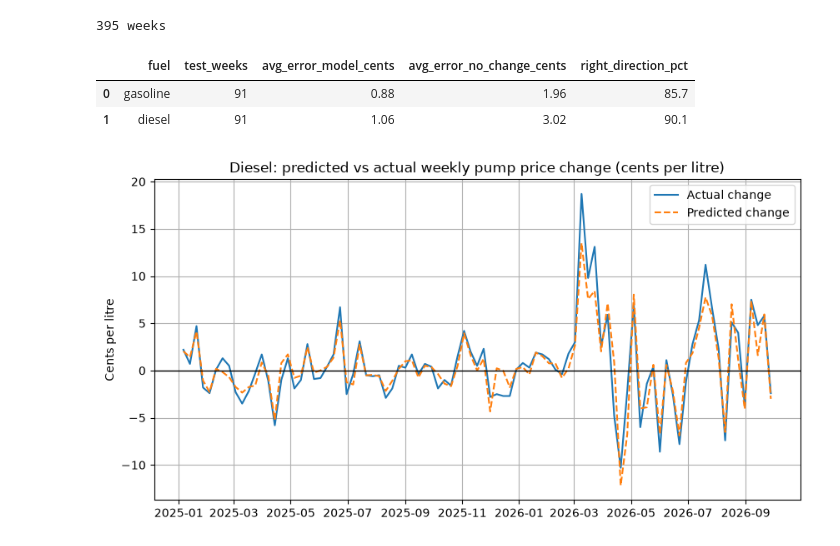
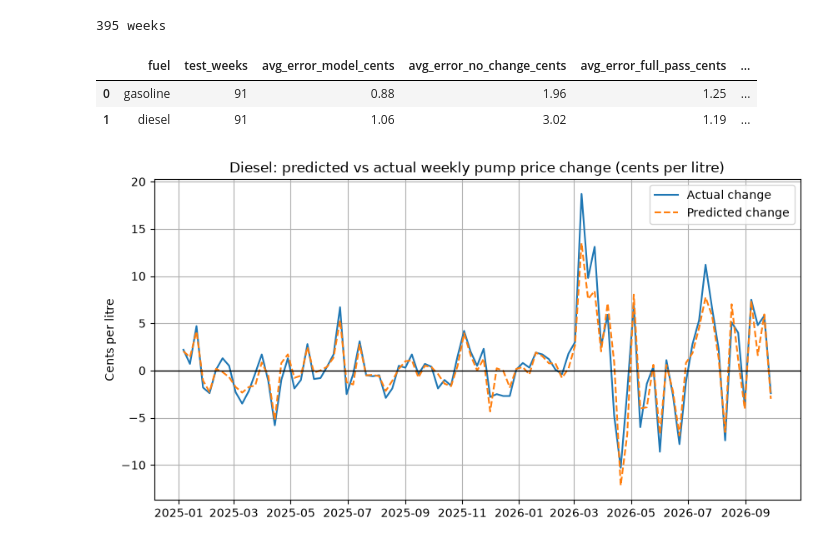
Before and after one commit to josepaulonunes/fuel-prices-portugal, a Jupyter notebook: notebooks/05_monday_forecast.ipynb, the cells around one changed output. Saved outputs shown, nothing was run; the diff lists cells and outputs as text; code cells hidden in the pictures.

Commit message:
Add full pass-through benchmark to Monday forecast

```diff
--- a/notebooks/05_monday_forecast.ipynb
+++ b/notebooks/05_monday_forecast.ipynb
@@ -35,36 +35,40 @@ for fuel_name in ["gasoline", "diesel"]:
     model = smf.ols("d_pump ~ d_ref + d_ref_lag1 + d_pump_lag1", data=train).fit()
     predicted = model.predict(test)
 
     # Average error of the model and of a simple benchmark that always predicts "no change" (cents per litre)
     error_model = (test["d_pump"] - predicted).abs().mean() * 100
     error_no_change = test["d_pump"].abs().mean() * 100
 
+    # Tougher benchmark: the pump price changes exactly as much as last week's reference price
+    error_full_pass = (test["d_pump"] - test["d_ref"]).abs().mean() * 100
+
     # Share of weeks where the model gets the direction right (up or down)
     right_direction = ((predicted > 0) == (test["d_pump"] > 0)).mean() * 100
 
     forecast_results.append({
         "fuel": fuel_name,
         "test_weeks": len(test),
         "avg_error_model_cents": round(error_model, 2),
         "avg_error_no_change_cents": round(error_no_change, 2),
+        "avg_error_full_pass_cents": round(error_full_pass, 2),
         "right_direction_pct": round(right_direction, 1),
     })
 
     # Keep the actual and predicted changes for the chart (in cents)
     forecasts[fuel_name] = pd.DataFrame({
         "date": test["date"],
         "actual": test["d_pump"] * 100,
         "predicted": predicted * 100,
     })
 
 # Show and save the results
 forecast_results = pd.DataFrame(forecast_results)
 forecast_results.to_csv("../data/processed/monday_forecast_results.csv", index=False)
 forecast_results
 # %% [output]
-|  | fuel | test_weeks | avg_error_model_cents | avg_error_no_change_cents | right_direction_pct |
-| 0 | gasoline | 91 | 0.88 | 1.96 | 85.7 |
-| 1 | diesel | 91 | 1.06 | 3.02 | 90.1 |
+|  | fuel | test_weeks | avg_error_model_cents | avg_error_no_change_cents | avg_error_full_pass_cents | ... |
+| 0 | gasoline | 91 | 0.88 | 1.96 | 1.25 | ... |
+| 1 | diesel | 91 | 1.06 | 3.02 | 1.19 | ... |
 # %%
 # Chart: actual vs predicted weekly change in the diesel pump price, 2025 and 2026
 diesel = forecasts["diesel"]
```
Also changed, not shown: 3 other files.
